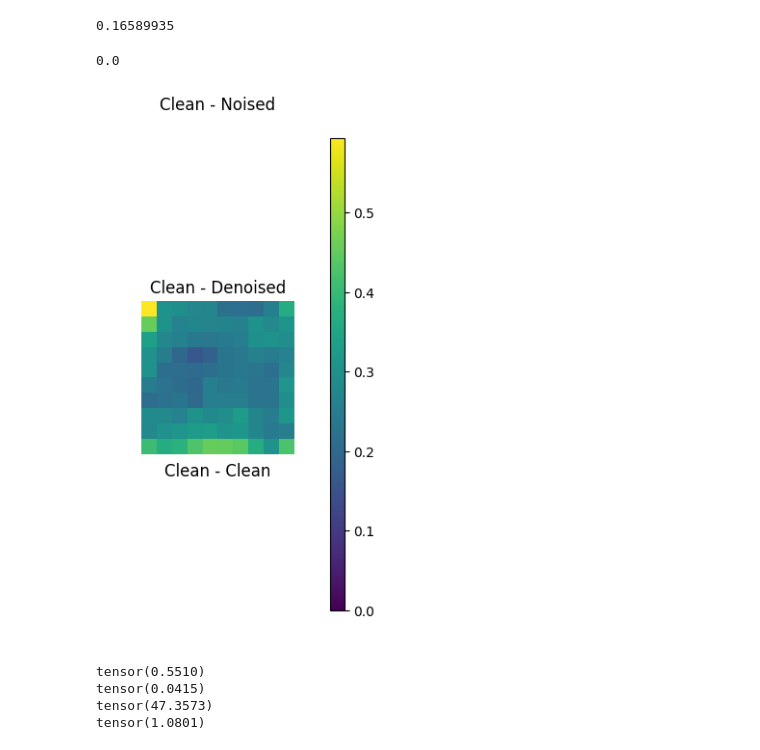
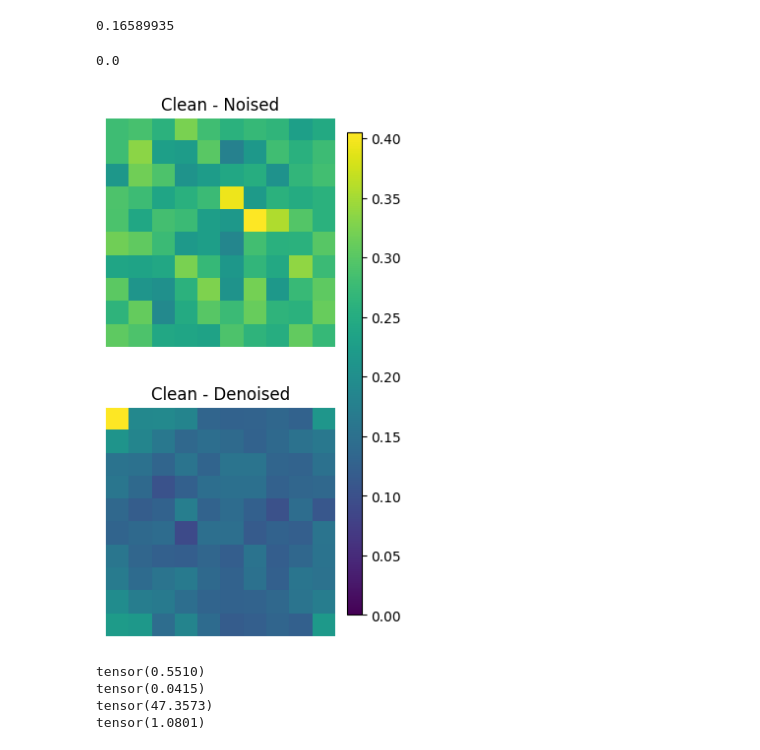
Before and after one commit to medaldev/DenoisingCNN, a Jupyter notebook: notebooks/denoise/uvych_matrix_denoising.ipynb, the cells around one changed output. Drawn from its saved outputs; the diff is of its cells as text; code cells hidden in the pictures.

```diff
--- a/notebooks/denoise/uvych_matrix_denoising.ipynb
+++ b/notebooks/denoise/uvych_matrix_denoising.ipynb
@@ -182,10 +182,11 @@ class DenoiserModel(nn.Module):
     def forward(self, x):
         for i in range(self.num_denoiser_blocks):
             x = self.blocks[i](x)
+
         return x
 
 
-env.model = DenoiserModel(in_channels=90, num_par_filters=6, num_denoiser_blocks=1).to(env.device, dtype=dtype)
+env.model = DenoiserModel(in_channels=90, num_par_filters=10, num_denoiser_blocks=1).to(env.device, dtype=dtype)
 # %%
 env.model = torch.load(env.path_save_model("pt"), map_location=torch.device('cpu')).to(env.device)
 # %%
@@ -214,7 +215,7 @@ DenoiserModel(
   )
 )
 # %%
-opt = torch.optim.Adam(env.model.parameters(), lr=0.0001)
+opt = torch.optim.Adam(env.model.parameters(), lr=0.001)
 scheduler = torch.optim.lr_scheduler.ReduceLROnPlateau(opt, patience=4)
 # scheduler = torch.optim.lr_scheduler.StepLR(opt, step_size=10, gamma=0.1)
 # %%
@@ -341,31 +343,31 @@ np.min(np.sum(np.abs(torch.linalg.vector_norm(clean_img_data - denoised, dim=0).
 # %%
 
 i = 0
 noised_img_data = env.val_features_loaders[0][i][0][:3]
 clean_img_data = env.val_target_loader[i][0]
 denoised = env.model(torch.unsqueeze(env.val_features_loaders[0][i][0], dim=0)).squeeze()
 
 import matplotlib.pyplot as plt
-fig, axis = plt.subplots(3, 1, figsize=(3, 7))
+fig, axis = plt.subplots(2, 1, figsize=(3, 7))
 
-# im = axis[0].imshow(np.sum(np.abs(torch.linalg.vector_norm(clean_img_data - noised_img_data, dim=0).cpu().detach().numpy()), axis=0), vmin=0)
+im = axis[0].imshow(np.sum(np.abs(torch.linalg.vector_norm(clean_img_data - noised_img_data, dim=0).cpu().detach().numpy()), axis=0), vmin=0)
 im = axis[1].imshow(np.sum(np.abs(torch.linalg.vector_norm(clean_img_data - denoised, dim=0).cpu().detach().numpy()), axis=0), vmin=0)
 # im = axis[2].imshow(np.sum(np.abs(torch.linalg.vector_norm(clean_img_data - clean_img_data, dim=0).cpu().detach().numpy()), axis=0), vmin=0)
 
 axis[0].set_title("Clean - Noised")
 axis[1].set_title("Clean - Denoised")
-axis[2].set_title("Clean - Clean")
+# axis[2].set_title("Clean - Clean")
 axis[0].set_axis_off()
 axis[1].set_axis_off()
-axis[2].set_axis_off()
+# axis[2].set_axis_off()
 
-cbar_ax = fig.add_axes([0.90, 0.15, 0.05, 0.7])
+cbar_ax = fig.add_axes([0.94, 0.15, 0.05, 0.7])
 cb = fig.colorbar(im, cax=cbar_ax, cmap="viridis")
 print(cb.vmin)
 plt.show()
 # %% [output]
 0.0
-[figure, old version]
+[figure, new version]
 # %%
 ex_f, ex_t = env.val_features_loaders[0][0], env.val_target_loader[0]
 
```
Also changed, not shown: parts of 5 cells of this notebook, 4 other files.
